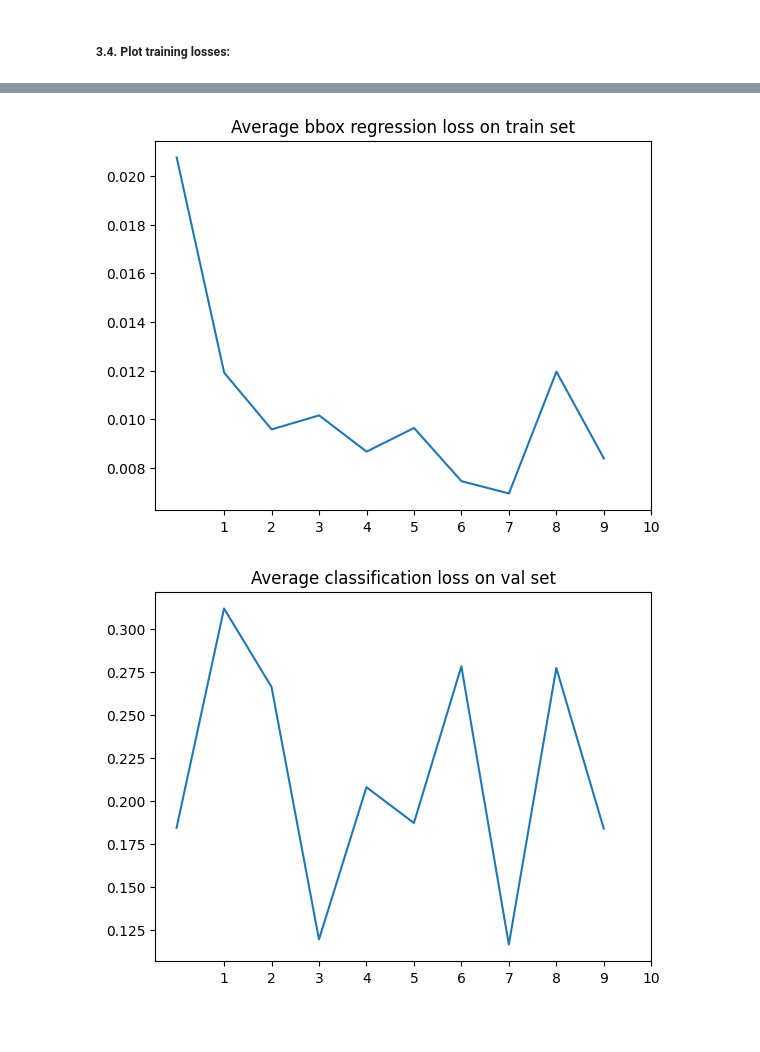
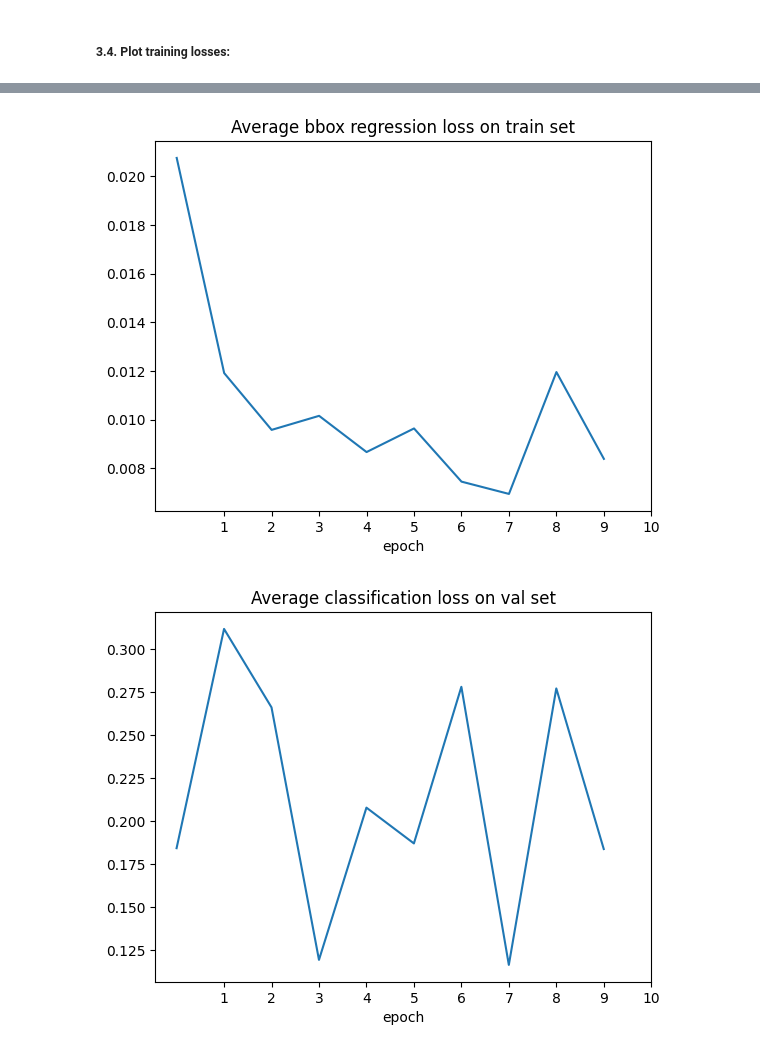
Before and after one commit to Kizza2014/deep_learning_with_pytorch, a Jupyter notebook: object_detection_aio/02-classification_and_bounding_box_regression.ipynb, the cells around one changed output, grey strips where cells are left out. Drawn from its saved outputs; the diff is of its cells as text; code cells hidden in the pictures; blank space fills up the shorter version.

```diff
--- a/object_detection_aio/02-classification_and_bounding_box_regression.ipynb
+++ b/object_detection_aio/02-classification_and_bounding_box_regression.ipynb
@@ -289,21 +290,23 @@ plt.show()
 # %%
 # avg box loss on train set
 plt.plot(train_avg_box_losses)
 plt.title('Average bbox regression loss on train set')
+plt.xlabel('epoch')
 plt.xticks(range(1,11))
-plt.savefig('train_avg_box_loss.jpg')
+plt.savefig('02-graph/train_avg_box_loss.jpg')
 plt.show()
 # %% [output]
-[figure, old version]
+[figure, new version]
 # %%
 # avg class loss on val set
 plt.plot(val_avg_class_losses)
 plt.title('Average classification loss on val set')
+plt.xlabel('epoch')
 plt.xticks(range(1,11))
-plt.savefig('val_avg_class_loss.jpg')
+plt.savefig('02-graph/val_avg_class_loss.jpg')
 plt.show()
 # %% [output]
-[figure, old version]
+[figure, new version]
 # %%
 # avg box loss on val set
 plt.plot(val_avg_box_losses)
```
Also changed, not shown: parts of 3 cells of this notebook, 5 other files.
